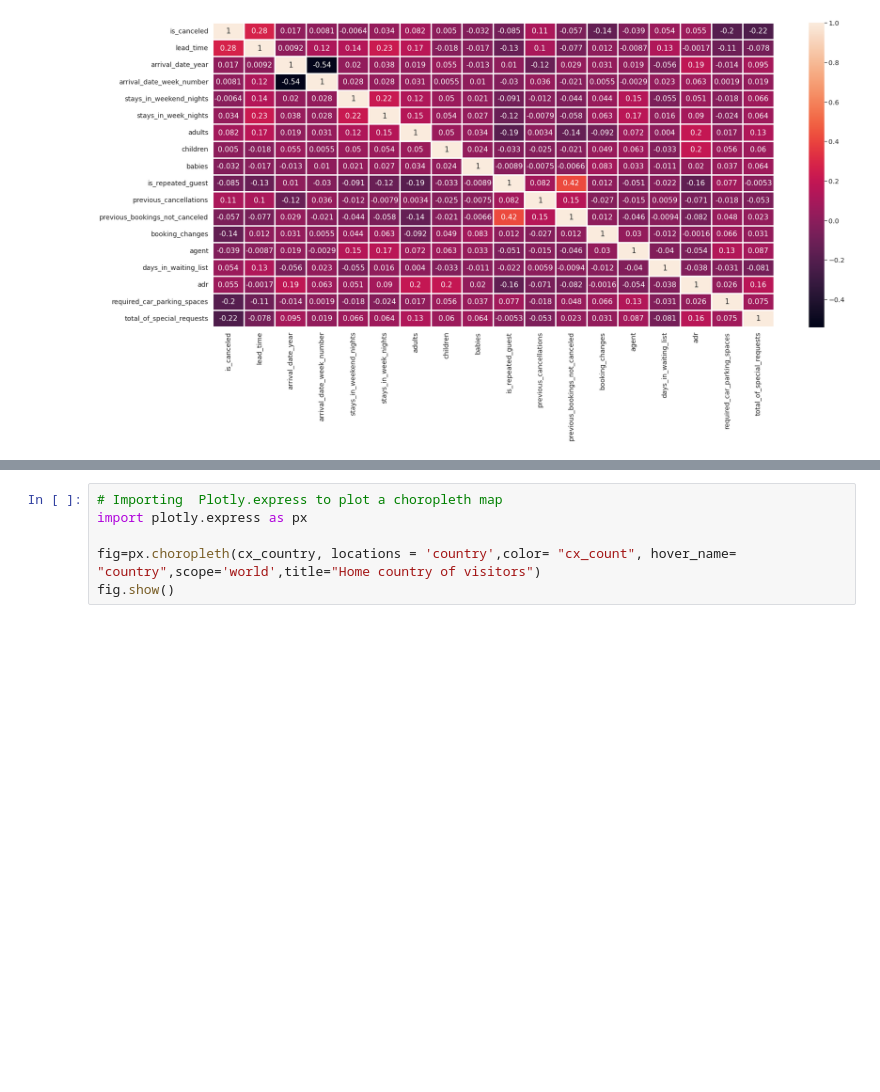
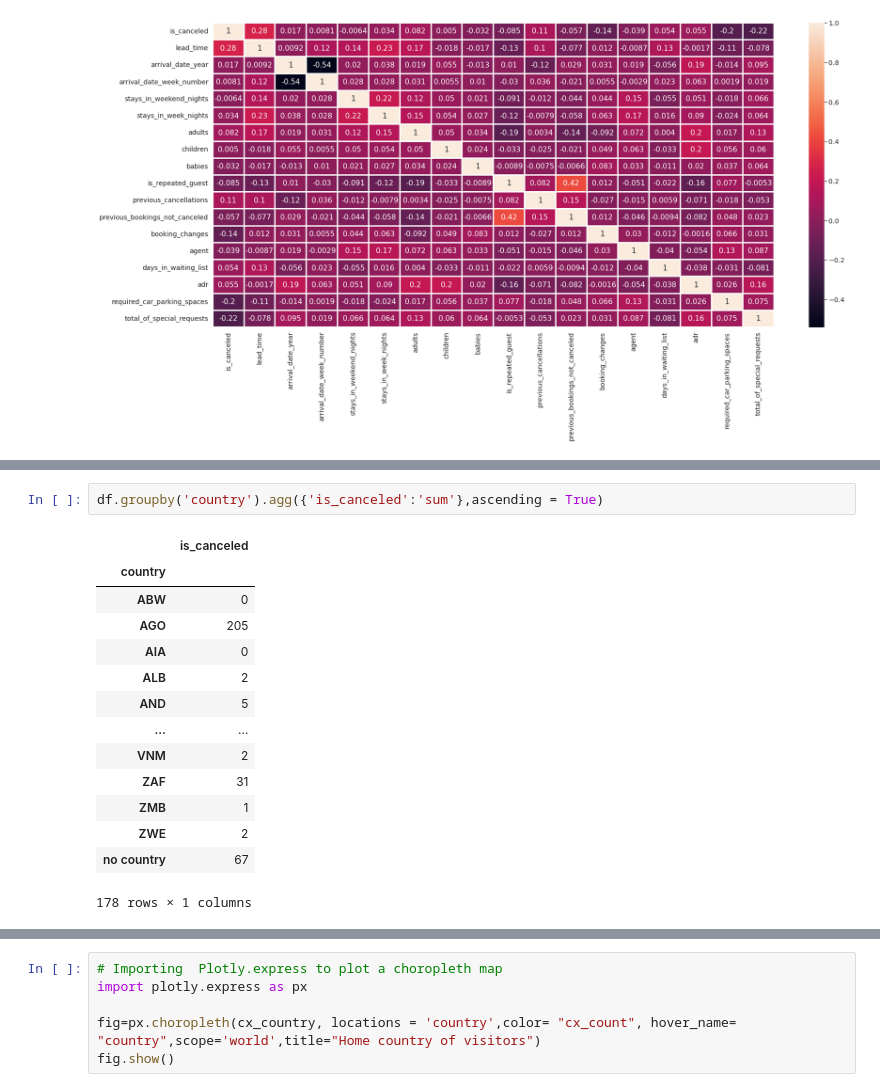
Before and after one commit to Sriharish19/EDA-Hotel-Booking-Capstone-Project-1, a Jupyter notebook: SH_Hotel_Booking_Capstone_Project.ipynb, the cells around one changed output, grey strips where cells are left out. Cells and saved outputs as stored; diff of their text form; blank space fills up the shorter version.

```diff
--- a/SH_Hotel_Booking_Capstone_Project.ipynb
+++ b/SH_Hotel_Booking_Capstone_Project.ipynb
@@ -513,0 +546,17 @@ plt.show()
+# %%
+df.groupby('country').agg({'is_canceled':'sum'},ascending = True)
+# %% [output]
+|  | is_canceled |
+| country |  |
+| ABW | 0 |
+| AGO | 205 |
+| AIA | 0 |
+| ALB | 2 |
+| AND | 5 |
+| ... | ... |
+| VNM | 2 |
+| ZAF | 31 |
+| ZMB | 1 |
+| ZWE | 2 |
+| no country | 67 |
+178 rows × 1 columns
```
Also changed, not shown: parts of 6 cells of this notebook.
